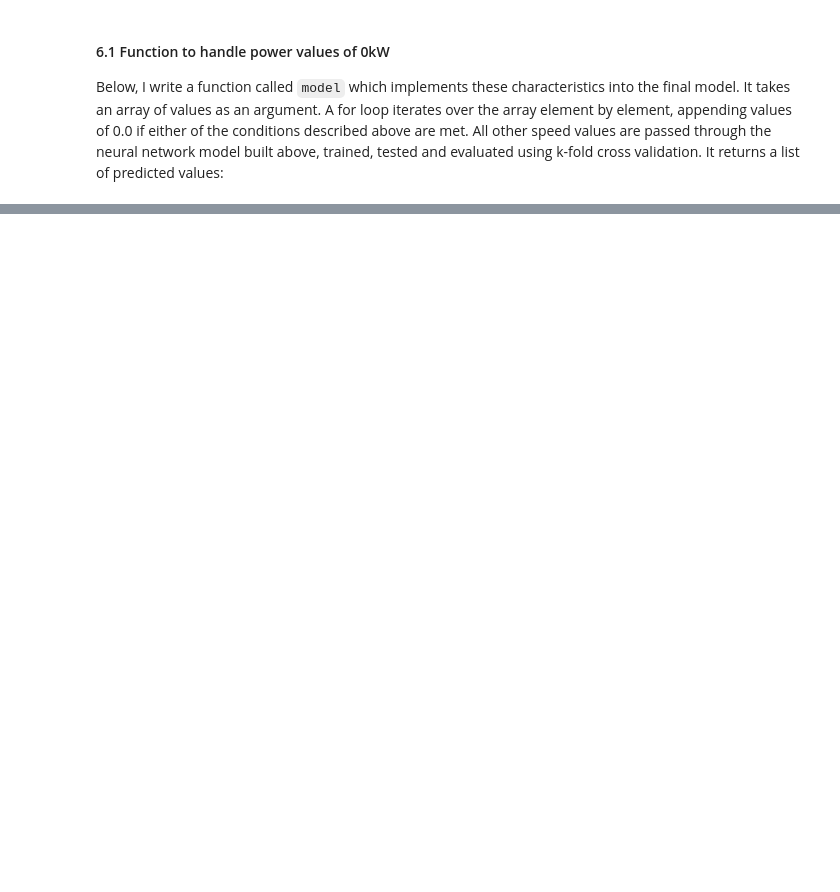
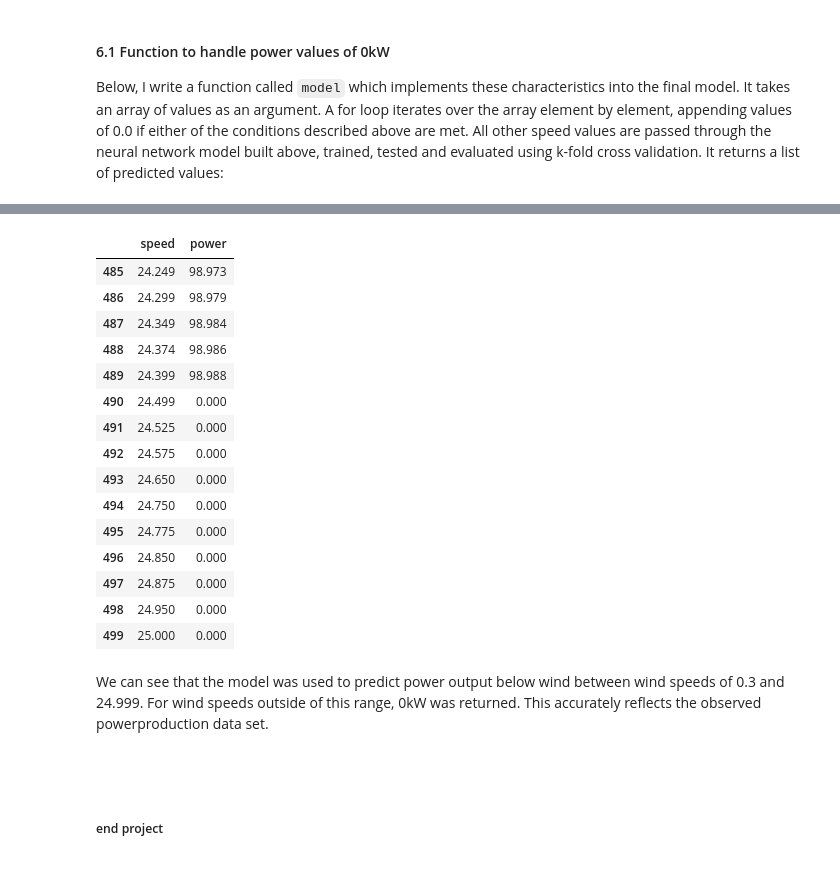
Before and after one commit to colm-o-caoimh/MachineLearning, a Jupyter notebook: mls_project2020.ipynb, the cells around one changed output, grey strips where cells are left out. Saved outputs shown, nothing was run; the diff lists cells and outputs as text; code cells hidden in the pictures; blank space fills up the shorter version.

```diff
--- a/mls_project2020.ipynb
+++ b/mls_project2020.ipynb
@@ -773,2 +813,2 @@ Below, I call the function passing the wind speed column from the original data
 # %%
-model_test = model_nn(pp.speed)
+power_prediction = model_nn(pp.speed)
@@ -901,0 +815,9 @@ plt.legend()
+# %%
+# Create new dataframe with original speed values
+pp_model = pd.DataFrame(pp.speed)
+
+# Add predicted power values
+pp_model['power'] = pd.DataFrame(power_prediction)
+
+# Round values to 3 decimal places
+pp_model = pp_model.round({'power': 3})
@@ -902,3 +839,31 @@ plt.legend()
+# %%
+# Output last 15 rows
+pp_model.tail(15)
+# %% [output]
+|  | speed | power |
+| 485 | 24.249 | 98.973 |
+| 486 | 24.299 | 98.979 |
+| 487 | 24.349 | 98.984 |
+| 488 | 24.374 | 98.986 |
+| 489 | 24.399 | 98.988 |
+| 490 | 24.499 | 0.000 |
+| 491 | 24.525 | 0.000 |
+| 492 | 24.575 | 0.000 |
+| 493 | 24.650 | 0.000 |
+| 494 | 24.750 | 0.000 |
+| 495 | 24.775 | 0.000 |
+| 496 | 24.850 | 0.000 |
+| 497 | 24.875 | 0.000 |
+| 498 | 24.950 | 0.000 |
+| 499 | 25.000 | 0.000 |
+# %% [markdown]
+We can see that the model was used to predict power output below wind between wind speeds of 0.3 and 24.999. For wind speeds outside of this range, 0kW was returned. This accurately reflects the observed powerproduction data set.
+# %% [markdown]
+<br>
+# %% [markdown]
+##### end project
+
+<br>
 # %% [markdown]
 ### References
 
```
Also changed, not shown: parts of 72 cells of this notebook, 1 other file.
